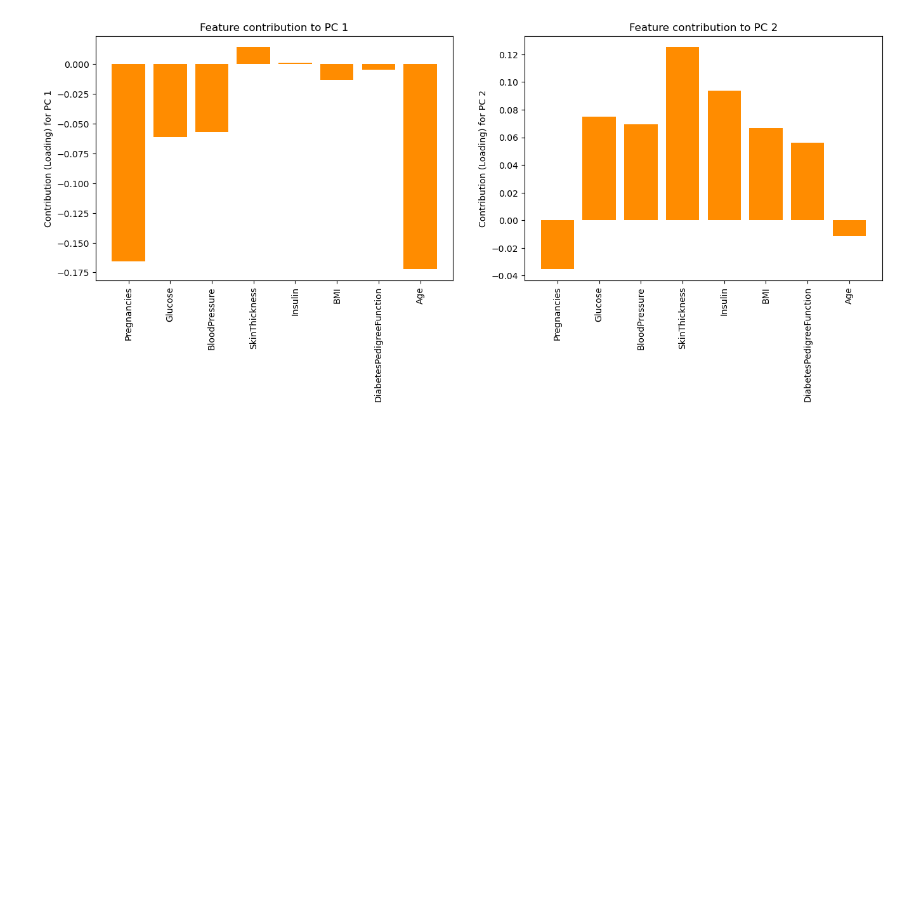
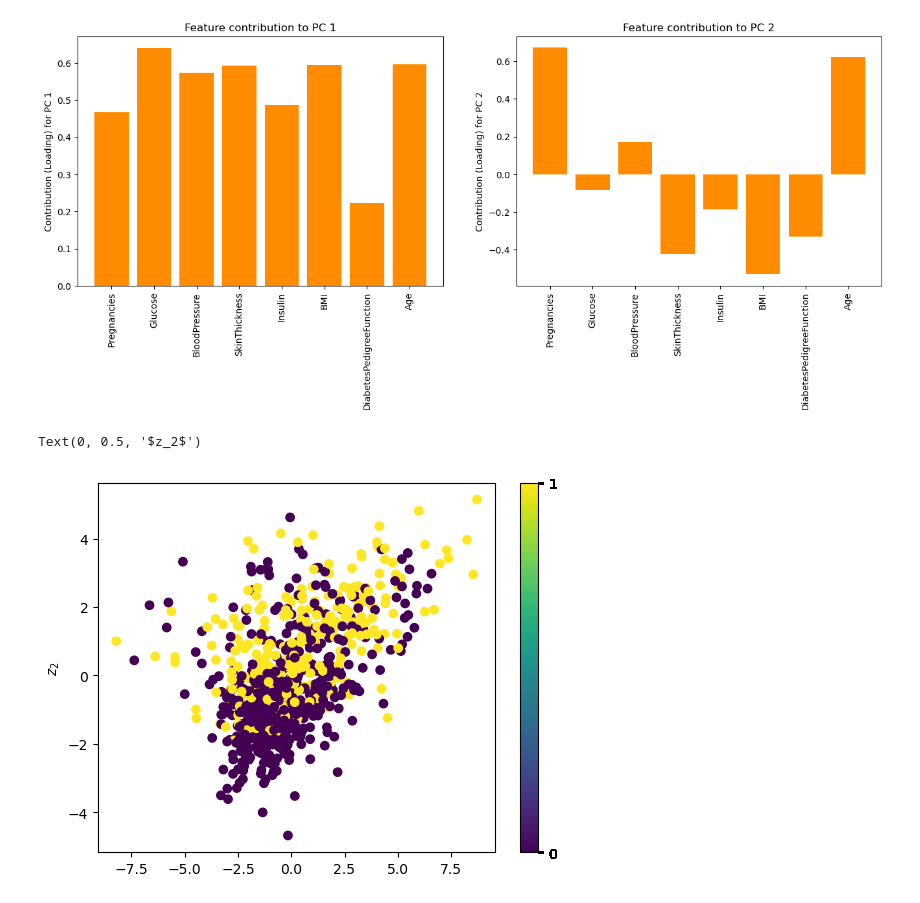
Before and after one commit to loseeu1094661/BMI-6015_Project, a Jupyter notebook: nathan_project_work_updated.ipynb, the cells around one changed output. Saved outputs shown, nothing was run; the diff lists cells and outputs as text; code cells hidden in the pictures; blank space fills up the shorter version.

```diff
--- a/nathan_project_work_updated.ipynb
+++ b/nathan_project_work_updated.ipynb
@@ -124,14 +186,28 @@ for i, pca, title in [(1, scratch_pca, "Custon"),
 # %%
-eigen_vals, eigen_vecs = np.linalg.eig(np.cov(X_normalized.T))
+eigen_vals, eigen_vecs = np.linalg.eig(np.cov(X_normal.T))
 loadings = eigen_vecs * np.sqrt(eigen_vals)
 # %%
 fig = plt.figure(figsize=(16, 5))
 
 for i in range(2):
     plt.subplot(1, 2, i + 1)
-    plt.bar(range(X_normalized.shape[1]), loadings[:, i], align='center', color="darkorange")
+    plt.bar(range(X_normal.shape[1]), loadings[:, i], align='center', color="darkorange")
     plt.ylabel(f"Contribution (Loading) for PC {i + 1}")
     plt.xticks(range(8), labels=df.columns[:-1], rotation=90)
     plt.title(f"Feature contribution to PC {i + 1}")
 # %% [output]
-[figure, old version]
+[figure, new version]
+# %%
+from sklearn.random_projection import GaussianRandomProjection
+
+r_pca = GaussianRandomProjection(n_components=2, eps=0.01)
+X_projected = r_pca.fit_transform(X_normal)
+
+plt.scatter(X_projected[:, 0], X_projected[:, 1], c=y)
+cb = plt.colorbar()
+cb.set_ticks(y)
+if i != 1: plt.xlabel('$z_1$')
+plt.ylabel('$z_2$')
+# %% [output]
+Text(0, 0.5, '$z_2$')
+[figure, added]
```
Also changed, not shown: parts of 17 cells of this notebook.
